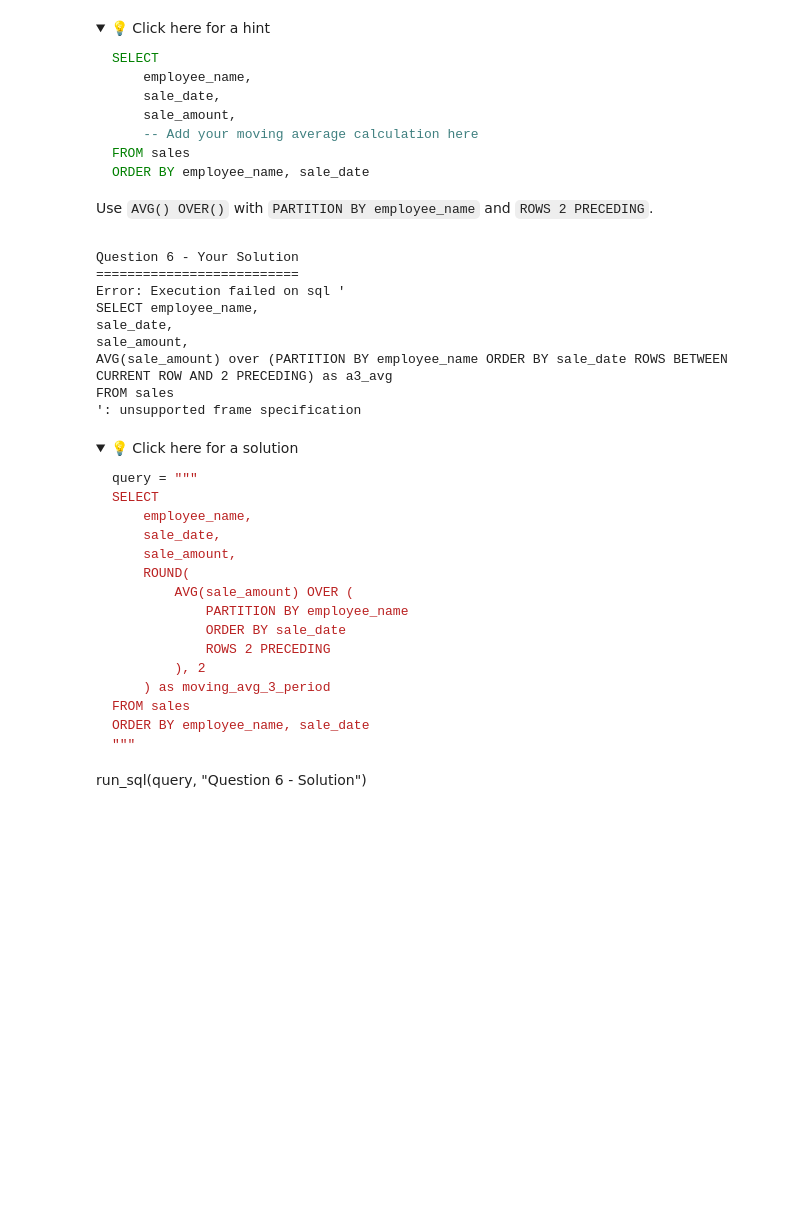
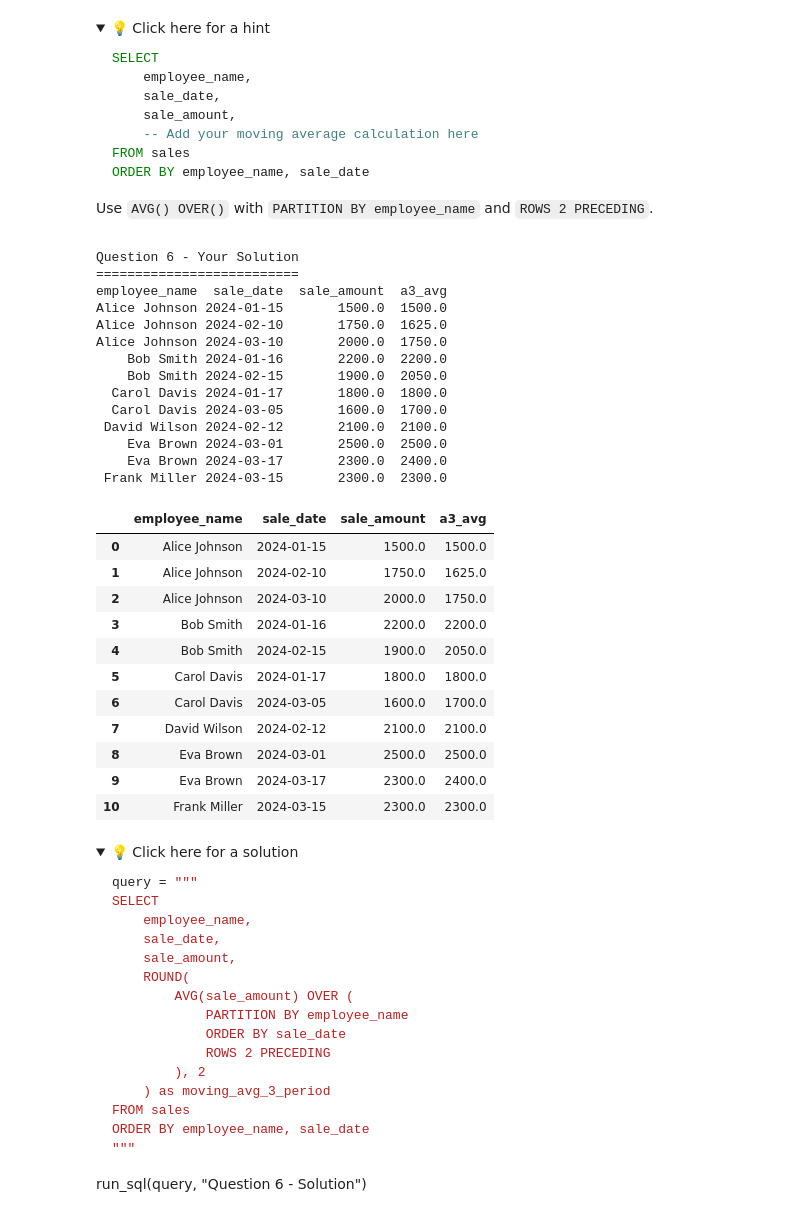
Before and after one commit to brett-van-tussler/brett-van-tussler.github.io, a Jupyter notebook: docs/applied_concepts/general_computer_science/sql_window_functions.ipynb, the cells around one changed output. Cells and saved outputs as stored; diff of their text form; code cells hidden in the pictures; folded sections open; blank space fills up the shorter version.

```diff
--- a/docs/applied_concepts/general_computer_science/sql_window_functions.ipynb
+++ b/docs/applied_concepts/general_computer_science/sql_window_functions.ipynb
@@ -1278,25 +1278,42 @@ Use `AVG() OVER()` with `PARTITION BY employee_name` and `ROWS 2 PRECEDING`.
 # %%
 # Try your solution here!
 
 query = """
 SELECT employee_name,
 sale_date,
 sale_amount,
-AVG(sale_amount) over (PARTITION BY employee_name ORDER BY sale_date ROWS BETWEEN CURRENT ROW AND 2 PRECEDING) as a3_avg
+AVG(sale_amount) over (PARTITION BY employee_name ORDER BY sale_date ROWS BETWEEN 2 PRECEDING and CURRENT ROW) as a3_avg
 FROM sales
 """
 
 run_sql(query, "Question 6 - Your Solution")
 # %% [output]
 Question 6 - Your Solution
 ==========================
-Error: Execution failed on sql '
-SELECT employee_name,
-sale_date,
-sale_amount,
-AVG(sale_amount) over (PARTITION BY employee_name ORDER BY sale_date ROWS BETWEEN CURRENT ROW AND 2 PRECEDING) as a3_avg
-FROM sales
-': unsupported frame specification
+employee_name  sale_date  sale_amount  a3_avg
+Alice Johnson 2024-01-15       1500.0  1500.0
+Alice Johnson 2024-02-10       1750.0  1625.0
+Alice Johnson 2024-03-10       2000.0  1750.0
+    Bob Smith 2024-01-16       2200.0  2200.0
+    Bob Smith 2024-02-15       1900.0  2050.0
+  Carol Davis 2024-01-17       1800.0  1800.0
+  Carol Davis 2024-03-05       1600.0  1700.0
+ David Wilson 2024-02-12       2100.0  2100.0
+    Eva Brown 2024-03-01       2500.0  2500.0
+    Eva Brown 2024-03-17       2300.0  2400.0
+ Frank Miller 2024-03-15       2300.0  2300.0
+|  | employee_name | sale_date | sale_amount | a3_avg |
+| 0 | Alice Johnson | 2024-01-15 | 1500.0 | 1500.0 |
+| 1 | Alice Johnson | 2024-02-10 | 1750.0 | 1625.0 |
+| 2 | Alice Johnson | 2024-03-10 | 2000.0 | 1750.0 |
+| 3 | Bob Smith | 2024-01-16 | 2200.0 | 2200.0 |
+| 4 | Bob Smith | 2024-02-15 | 1900.0 | 2050.0 |
+| 5 | Carol Davis | 2024-01-17 | 1800.0 | 1800.0 |
+| 6 | Carol Davis | 2024-03-05 | 1600.0 | 1700.0 |
+| 7 | David Wilson | 2024-02-12 | 2100.0 | 2100.0 |
+| 8 | Eva Brown | 2024-03-01 | 2500.0 | 2500.0 |
+| 9 | Eva Brown | 2024-03-17 | 2300.0 | 2400.0 |
+| 10 | Frank Miller | 2024-03-15 | 2300.0 | 2300.0 |
 # %% [markdown]
 <details>
 <summary>💡 Click here for a solution</summary>
```
Also changed, not shown: parts of 1 cell of this notebook.
